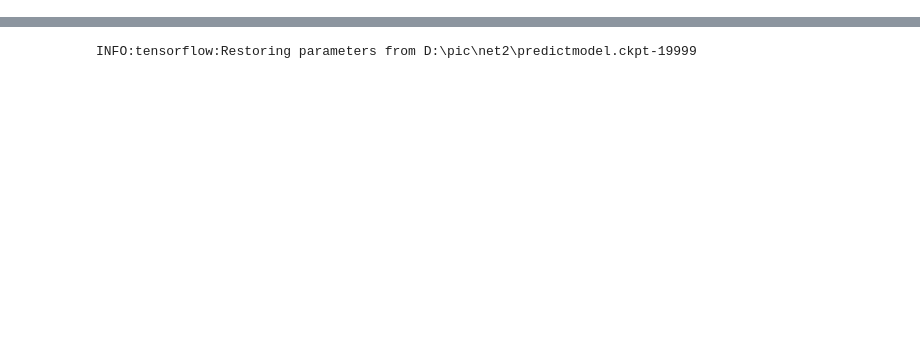
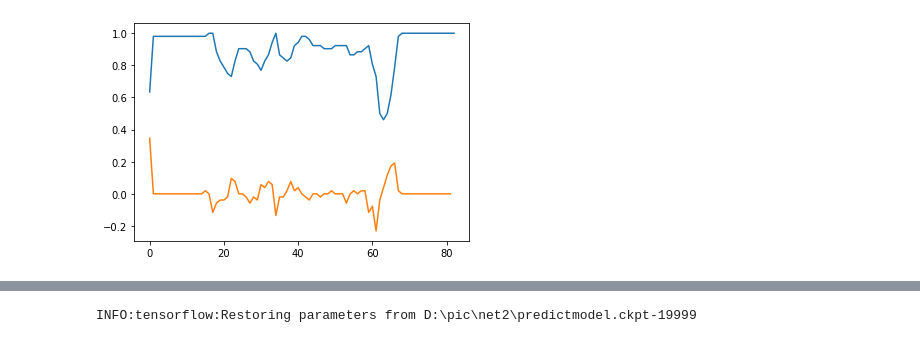
Before and after one commit to pengyang486868/shtnum, a Jupyter notebook: rec2.ipynb, the cells around one changed output, grey strips where cells are left out. Saved outputs shown, nothing was run; the diff lists cells and outputs as text; code cells hidden in the pictures; blank space fills up the shorter version.

```diff
--- a/rec2.ipynb
+++ b/rec2.ipynb
@@ -38,3 +53,16 @@ plt.show()
+# %%
+def vecdiff(v):
+    v_diff = []
+    for i in range(len(v) - 1):
+        v_diff.append(v[i + 1] - v[i])
+    return v_diff
+
+plt.plot(range(vnum),vvec)
+plt.plot(range(vnum - 1), vecdiff(vvec))
+#plt.plot(range(vnum - 2), vecdiff(vecdiff(vvec)))
+plt.show()
+# %% [output]
+[figure, added]
 # %%
 plt.plot(range(hnum),hvec)
 plt.show()
```
Also changed, not shown: parts of 11 cells of this notebook, 2 other files.
